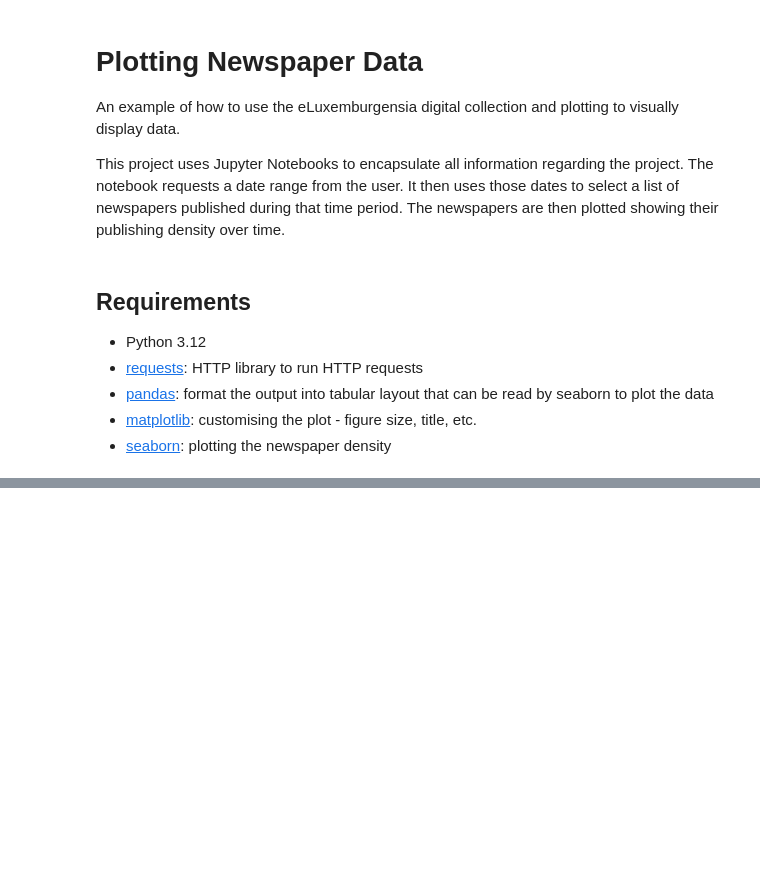
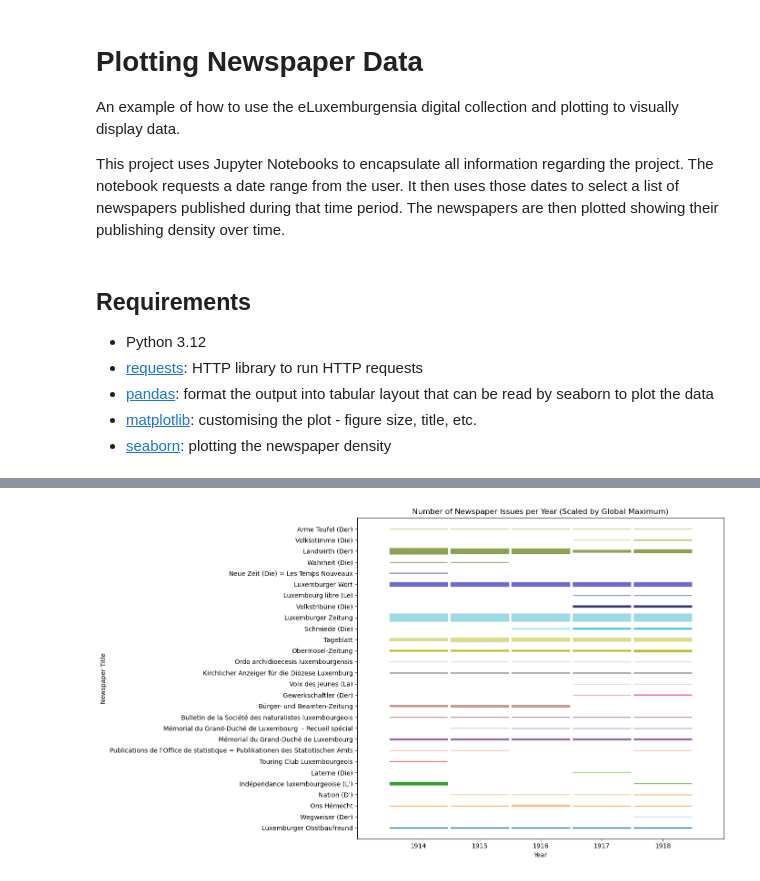
Before and after one commit to natliblux/OpenBNL-Plotting, a Jupyter notebook: src/Plotting Newspaper Data.ipynb, the cells around one changed output, grey strips where cells are left out. Drawn from its saved outputs; the diff is of its cells as text; code cells hidden in the pictures; blank space fills up the shorter version.

Commit message:
Modify chart displayed

```diff
--- a/src/Plotting Newspaper Data.ipynb
+++ b/src/Plotting Newspaper Data.ipynb
@@ -112,0 +104,64 @@ plt.grid(True, axis='x', linestyle='--', alpha=0.3)
+# %%
+# ---- Prepare axes ----
+series_names = list(newspaper_dict.keys())
+all_years = sorted({year for series in newspaper_dict.values() for year in series})
+global_max = max(value for series in newspaper_dict.values() for value in series.values())
+
+fig, ax = plt.subplots(figsize=(14, 8))
+
+# ---- Visual parameters ----
+row_height = 0.8           # vertical space per series
+max_box_height = 0.7       # maximum rectangle height
+year_width = 0.95           # rectangle width
+
+# ---- Build color palette (up to 60 colors) ----
+palette = (
+    list(plt.get_cmap("tab20").colors) +
+    list(plt.get_cmap("tab20b").colors) +
+    list(plt.get_cmap("tab20c").colors)
+)
+
+if len(series_names) > len(palette):
+    raise ValueError("Too many series for the available color palette")
+
+series_colors = {
+    series: palette[i]
+    for i, series in enumerate(series_names)
+}
+
+# ---- Draw rectangles ----
+for y_idx, series in enumerate(series_names):
+    y_center = y_idx
+    color = series_colors[series]
+
+    for year in all_years:
+        value = newspaper_dict[series].get(year, 0)
+        if value == 0:
+            continue
+
+        height = (value / global_max) * max_box_height
+
+        rect = Rectangle(
+            (year - year_width / 2, y_center - height / 2),
+            year_width,
+            height,
+            facecolor=color,
+            edgecolor=color
+        )
+        ax.add_patch(rect)
+
+# ---- Formatting ----
+ax.set_yticks(range(len(series_names)))
+ax.set_yticklabels(series_names)
+ax.set_xticks(all_years)
+ax.set_xlabel("Year")
+ax.set_ylabel("Newspaper Title")
+ax.set_title("Number of Newspaper Issues per Year (Scaled by Global Maximum)")
+
+ax.set_ylim(-1, len(series_names))
+ax.set_xlim(min(all_years) - 1, max(all_years) + 1)
+
+plt.tight_layout()
+plt.savefig("plottingnewspaperdata.svg")
+# %% [output]
+[figure, added]
```
Also changed, not shown: parts of 8 cells of this notebook.
